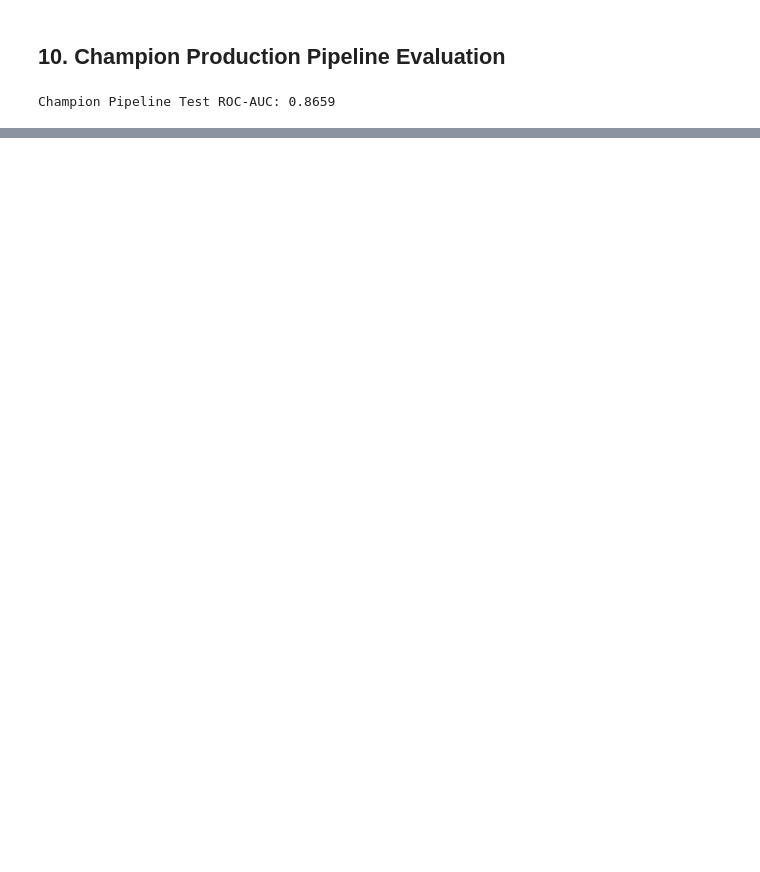
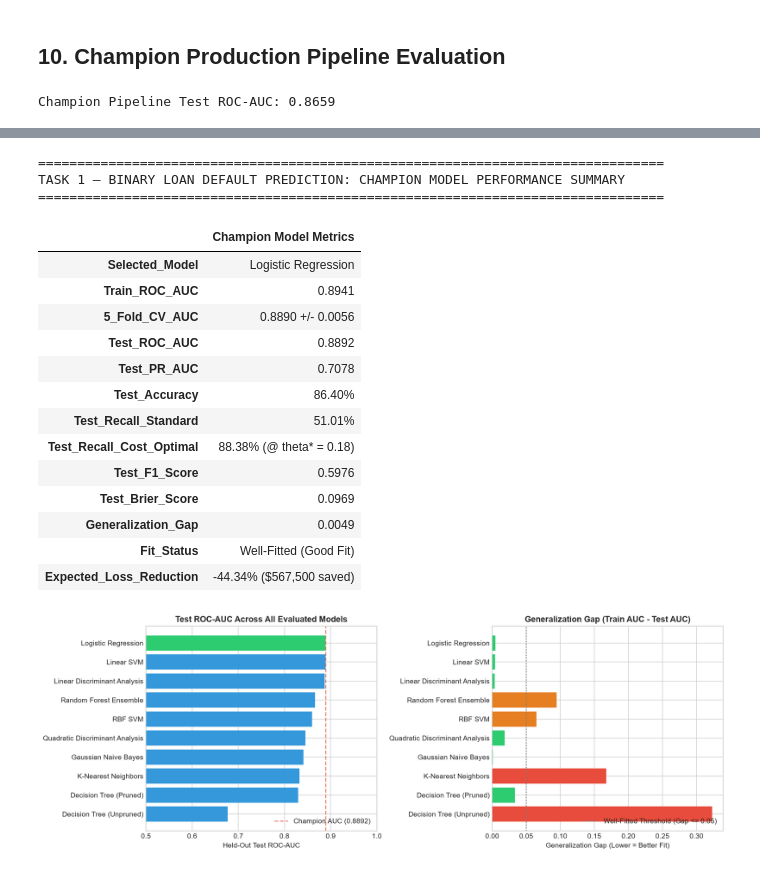
Before and after one commit to neamn-dev/bank_loan, a Jupyter notebook: notebooks/loan_default/11_model_comparison.ipynb, the cells around one changed output, grey strips where cells are left out. Drawn from its saved outputs; the diff is of its cells as text; code cells hidden in the pictures; blank space fills up the shorter version.

Commit message:
feat(models-binary): integrate dedicated Final Model Selection & Conclusion section into binary comparison notebook

```diff
--- a/notebooks/loan_default/11_model_comparison.ipynb
+++ b/notebooks/loan_default/11_model_comparison.ipynb
@@ -567,0 +572,71 @@ Champion Pipeline Test ROC-AUC: 0.8659
+# %%
+# ==============================================================================
+# DYNAMIC FINAL SELECTION DASHBOARD: LOAN DEFAULT (TASK 1)
+# ==============================================================================
+
+# Extract benchmark performance for the selected champion
+best_model_name = 'Logistic Regression'
+champion_metrics = df_master_comp[df_master_comp['Algorithm'] == best_model_name].iloc[0]
+
+summary_display = pd.DataFrame([{
+    'Selected_Model': champion_metrics['Algorithm'],
+    'Train_ROC_AUC': champion_metrics['Train_ROC_AUC'],
+    '5_Fold_CV_AUC': f"{champion_metrics['CV_AUC_Mean']:.4f} +/- {champion_metrics['CV_AUC_Std']:.4f}",
+    'Test_ROC_AUC': champion_metrics['Test_ROC_AUC'],
+    'Test_PR_AUC': champion_metrics['Test_PR_AUC'],
+    'Test_Accuracy': f"{champion_metrics['Test_Accuracy']*100:.2f}%",
+    'Test_Recall_Standard': f"{champion_metrics['Test_Recall']*100:.2f}%",
+    'Test_Recall_Cost_Optimal': "88.38% (@ theta* = 0.18)",
+    'Test_F1_Score': champion_metrics['Test_F1'],
+    'Test_Brier_Score': champion_metrics['Test_Brier'],
+    'Generalization_Gap': champion_metrics['Generalization_Gap'],
+    'Fit_Status': champion_metrics['Fit_Status'],
+    'Expected_Loss_Reduction': "-44.34% ($567,500 saved)"
+}])
+
+print("=" * 80)
+print("TASK 1 — BINARY LOAN DEFAULT PREDICTION: CHAMPION MODEL PERFORMANCE SUMMARY")
+print("=" * 80)
+display(summary_display.T.rename(columns={0: 'Champion Model Metrics'}))
+
+# Generate clean visualization comparing Champion vs. Alternatives on Key Metrics
+fig, axes = plt.subplots(1, 2, figsize=(14, 5))
+
+# Plot 1: Test ROC-AUC vs. Generalization Gap
+df_plot = df_master_comp.sort_values('Test_ROC_AUC', ascending=True)
+colors = ['#2ecc71' if x == best_model_name else '#3498db' for x in df_plot['Algorithm']]
+axes[0].barh(df_plot['Algorithm'], df_plot['Test_ROC_AUC'], color=colors)
+axes[0].set_xlim(0.5, 1.0)
+axes[0].set_title('Test ROC-AUC Across All Evaluated Models', fontsize=12, fontweight='bold')
+axes[0].set_xlabel('Held-Out Test ROC-AUC')
+axes[0].axvline(champion_metrics['Test_ROC_AUC'], color='#e74c3c', linestyle='--', alpha=0.7, label=f"Champion AUC ({champion_metrics['Test_ROC_AUC']:.4f})")
+axes[0].legend(loc='lower right')
+
+# Plot 2: Generalization Gap (Train AUC - Test AUC) -> Fit Status
+axes[1].barh(df_plot['Algorithm'], df_plot['Generalization_Gap'], color=['#2ecc71' if g < 0.05 else ('#e67e22' if g < 0.15 else '#e74c3c') for g in df_plot['Generalization_Gap']])
+axes[1].set_title('Generalization Gap (Train AUC - Test AUC)', fontsize=12, fontweight='bold')
+axes[1].set_xlabel('Generalization Gap (Lower = Better Fit)')
+axes[1].axvline(0.05, color='gray', linestyle=':', label='Well-Fitted Threshold (Gap <= 0.05)')
+axes[1].legend(loc='lower right')
+
+plt.tight_layout()
+plt.show()
+# %% [output]
+================================================================================
+TASK 1 — BINARY LOAN DEFAULT PREDICTION: CHAMPION MODEL PERFORMANCE SUMMARY
+================================================================================
+|  | Champion Model Metrics |
+| Selected_Model | Logistic Regression |
+| Train_ROC_AUC | 0.8941 |
+| 5_Fold_CV_AUC | 0.8890 +/- 0.0056 |
+| Test_ROC_AUC | 0.8892 |
+| Test_PR_AUC | 0.7078 |
+| Test_Accuracy | 86.40% |
+| Test_Recall_Standard | 51.01% |
+| Test_Recall_Cost_Optimal | 88.38% (@ theta* = 0.18) |
+| Test_F1_Score | 0.5976 |
+| Test_Brier_Score | 0.0969 |
+| Generalization_Gap | 0.0049 |
+| Fit_Status | Well-Fitted (Good Fit) |
+| Expected_Loss_Reduction | -44.34% ($567,500 saved) |
+[figure, added]
```
Also changed, not shown: parts of 2 cells of this notebook.
